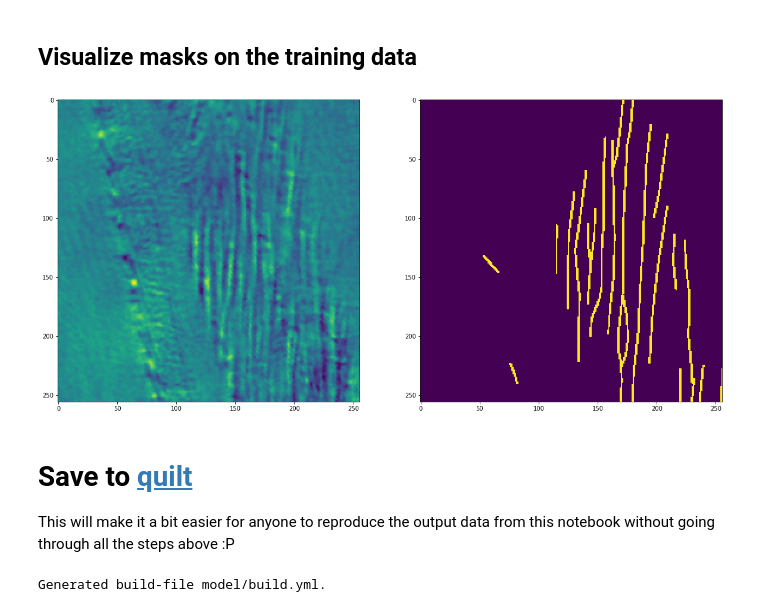
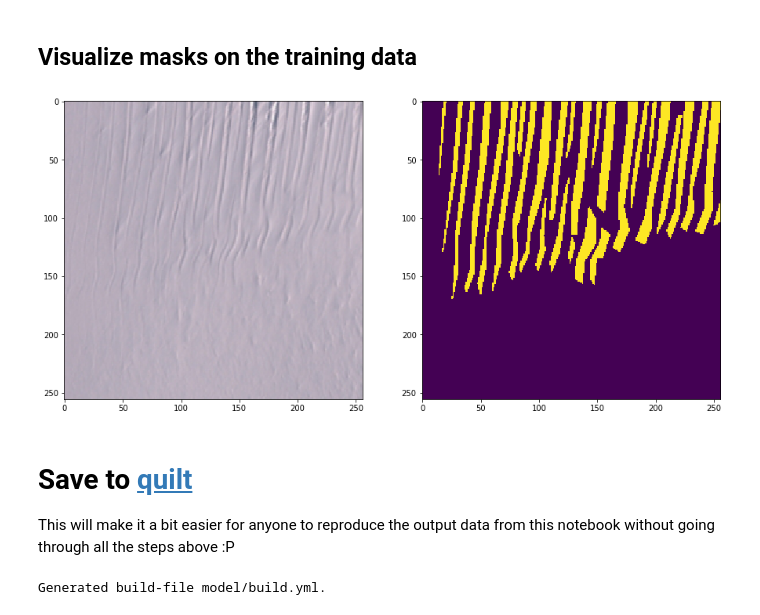
Before and after one commit to weiji14/nz_space_challenge, a Jupyter notebook: data_prep.ipynb, the cells around one changed output. Saved outputs shown, nothing was run; the diff lists cells and outputs as text; code cells hidden in the pictures.

```diff
--- a/data_prep.ipynb
+++ b/data_prep.ipynb
@@ -214,5 +44,0 @@ X_data will contain the input image, and Y_data will contain the mask image.
-# %%
-gdf = gpd.read_file(filename='data/RonneFM_fractures.geojson')
-gdf['geometry'] = gdf.geometry.buffer(distance=50)
-#gdf.plot()
-gdf.to_file(filename='data/RonneFM_fractures_buffer_50m.geojson', driver='GeoJSON')
@@ -219,14 +105,7 @@ gdf.to_file(filename='data/RonneFM_fractures_buffer_50m.geojson', driver='GeoJSO
 # %%
-# Create stacked list of image and mask data
 if not os.path.exists('model/train/X_data.npy') or not os.path.exists('model/train/Y_data.npy'):
-    img_ary, msk_ary = vectorPoly_to_rasterMask(vector='data/RonneFM_fractures_buffer_50m.geojson', raster='data/nsidc-0280/moa125_2004_hp1_v1.1.tif')
-    # Generate bounding boxes from input vector file
-    bbox_dict = vector_to_bbox(vector='data/RonneFM_fractures_buffer_50m.geojson', raster='data/nsidc-0280/moa125_2004_hp1_v1.1.tif', mode='poly', bbox_shape=(img_height, img_width))
-    L_data = {i: name for i, name in enumerate(bbox_dict.keys())}                                 #label data
-    # Generate stacked numpy tile blocks of size (img_height, img_width) from one geotiff
-    X_data = bbox_to_tiles(ary=img_ary, bbox_dict=bbox_dict, bbox_shape=(img_height, img_width))   #image data
-    Y_data = bbox_to_tiles(ary=msk_ary, bbox_dict=bbox_dict, bbox_shape=(img_height, img_width))   #mask data
-    assert(len(L_data)==X_data.shape[0])
+    gdf = gpd.read_file(filename='data/sentinel2-20180212/data.geojson').to_crs(epsg=3857)  #read in as WGS84, convert to 3857
+    X_data, Y_data = get_arrays(gdf=gdf)
     # Save array to disk
     os.makedirs(name='model/train', exist_ok=True)
     np.save('model/train/X_data.npy', X_data.data)
@@ -244,23 +125,24 @@ print(Y_data.shape, Y_data.dtype)
 ## Visualize masks on the training data
 # %%
 id = 64
-#print(X_data[id].shape, L_data[id])
-fig, axarr = plt.subplots(nrows=1, ncols=2, squeeze=False, figsize=(20,20))
-axarr[0, 0].imshow(X_data[id][:,:,0])
+fig, axarr = plt.subplots(nrows=1, ncols=2, squeeze=False, figsize=(15,15))
+axarr[0, 0].imshow(X_data[id])
 axarr[0, 1].imshow(Y_data[id][:,:,0])
 plt.show()
 # %% [output]
-[figure, old version]
+[figure, new version]
 # %% [markdown]
 # Save to [quilt](https://quiltdata.com/)
 
 This will make it a bit easier for anyone to reproduce the output data from this notebook without going through all the steps above :P
 # %%
 import quilt
-# %%
-quilt.generate(directory="model")
-# %% [output]
-Generated build-file model/build.yml.
+# %%
+if os.path.exists('model/build.yml'):
+    os.remove('model/build.yml')
+quilt.generate(directory="model")
+# %% [output]
+Generated build-file model/build.yml.
 # %%
 quilt.login()
 # %% [output]
```
Also changed, not shown: parts of 17 cells of this notebook, 4 other files.
